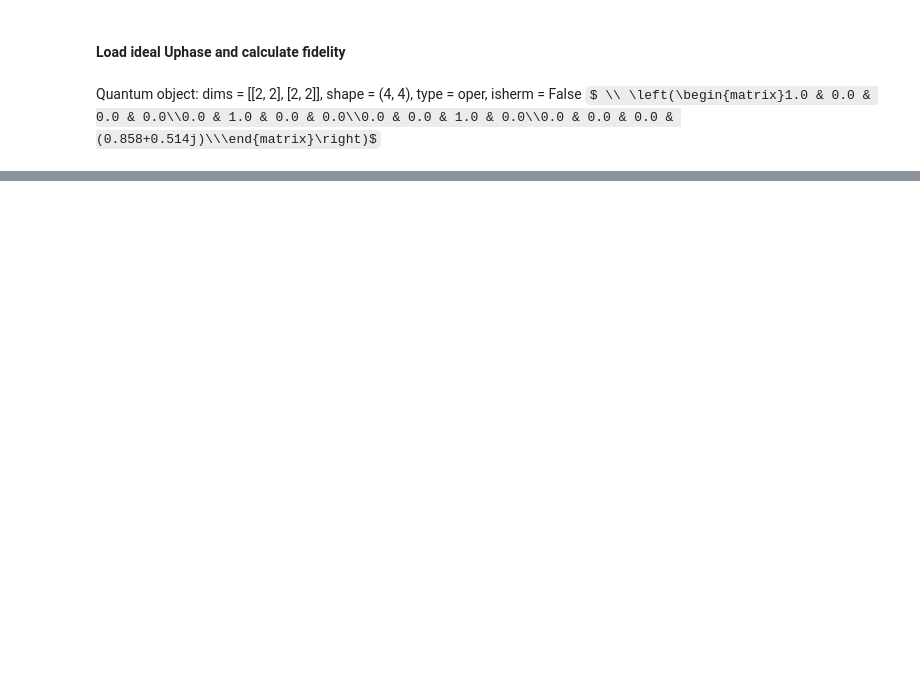
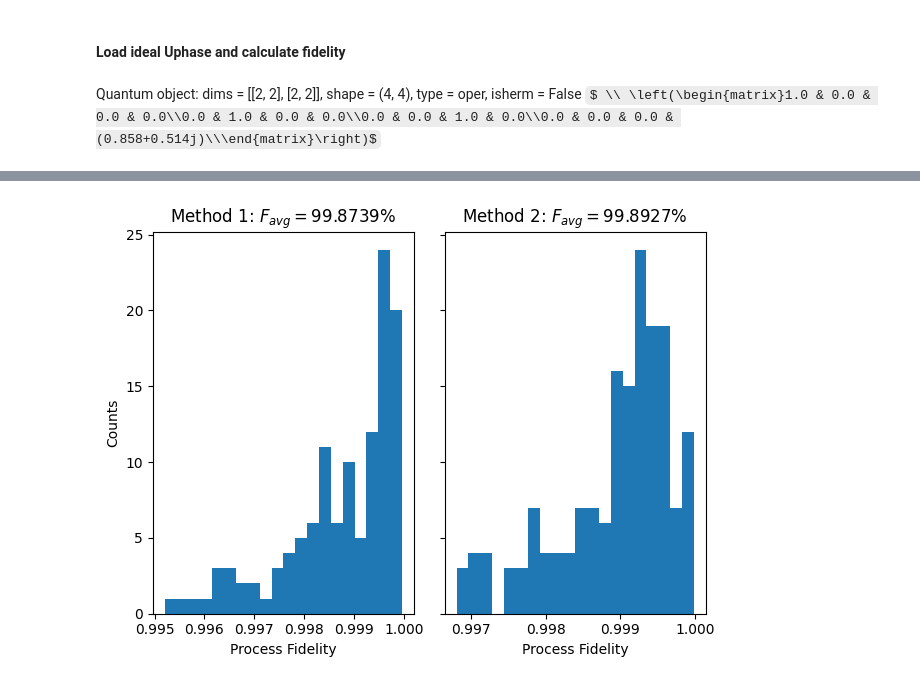
Before and after one commit to RunawayFancy/QuSim, a Jupyter notebook: Tutorial/arb_qubit_tutorial/ST0_qubit/CZ_ST0_pure.ipynb, the cells around one changed output, grey strips where cells are left out. Saved outputs shown, nothing was run; the diff lists cells and outputs as text; code cells hidden in the pictures; some formulas as TeX source; blank space fills up the shorter version.

```diff
--- a/Tutorial/arb_qubit_tutorial/ST0_qubit/CZ_ST0_pure.ipynb
+++ b/Tutorial/arb_qubit_tutorial/ST0_qubit/CZ_ST0_pure.ipynb
@@ -902,0 +1247,3 @@ Fidelity: 82.8397882236%
+# %%
+Uphase = Usim_p * c_phase_gate
+print(Uphase.data)
@@ -902,0 +1269,7 @@ Fidelity: 82.8397882236%
+# %%
+Uphase_ideal_matrix = np.array([[1,0,0,0],
+              [0, 1, 0, 0],
+              [0,0, 1, 0],
+              [0,0,0, np.exp(1j*(np.pi))]])
+Uphase_ideal = Qobj(Uphase_ideal_matrix, dims= [[2,2], [2,2]])
+Uphase_ideal
@@ -902,0 +1278,6 @@ Fidelity: 82.8397882236%
+# %%
+# f = (1/4*(Uphase_ideal*Uphase.dag()).tr())
+f = average_gate_fidelity(Uphase, Uphase_ideal)
+# f = process_fidelity(Uphase, Uphase_ideal, normalize=True) # (U1 * U2).tr() / (U1.tr() * U2.tr())
+f = abs(f)
+print('Fidelity:{: .10%}'.format(f))##### fidelity
@@ -902,0 +1681,20 @@ Fidelity: 82.8397882236%
+# %%
+trail = 2
+Fd_process, Fd_avg, pulse_sequence = pickle.load(open(f'../../../Data/CZ_200trail_40ns_{trail}.pkl', 'rb'))
+# %%
+from matplotlib import colors
+from matplotlib.ticker import PercentFormatter
+n_bins = 20
+fig, axs = plt.subplots(1, 2, sharey=True, tight_layout=True)
+
+# We can set the number of bins with the *bins* keyword argument.
+axs[0].hist(np.abs(Fd_avg), bins=n_bins)
+axs[0].set_title(r'Method 1: $F_{avg} = $' +f'{np.average(np.abs(Fd_avg)):.4%}')
+axs[0].set_xlabel("Process Fidelity")
+axs[0].set_ylabel("Counts")
+axs[1].hist(np.abs(Fd_process), bins=n_bins)
+axs[1].set_title(r'Method 2: $F_{avg} = $' +f'{np.average(np.abs(Fd_process)):.4%}')
+axs[1].set_xlabel("Process Fidelity")
+plt.show()
+# %% [output]
+[figure, added]
```
Also changed, not shown: parts of 78 cells of this notebook, 12 other files.
